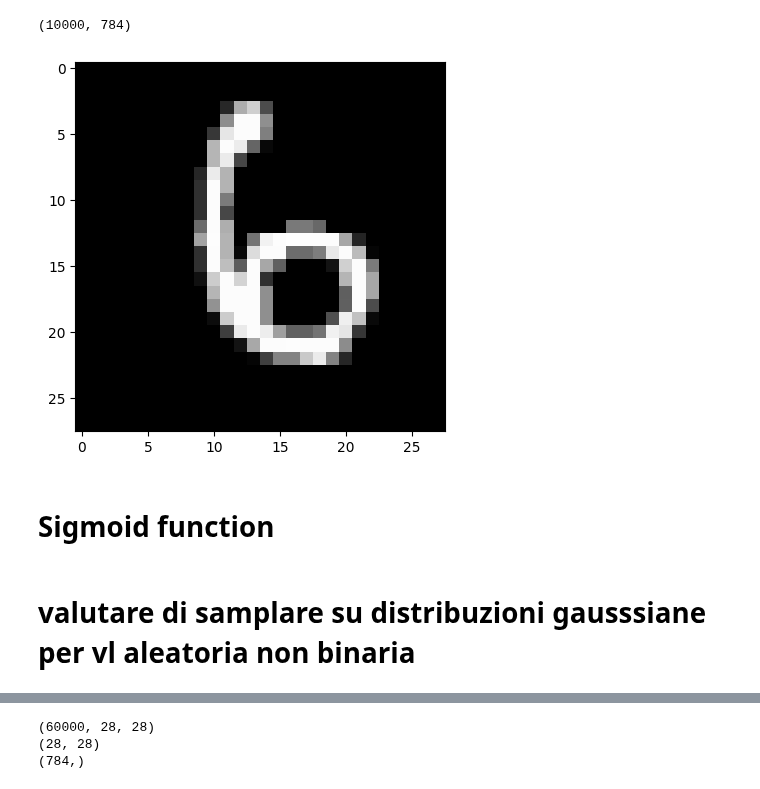
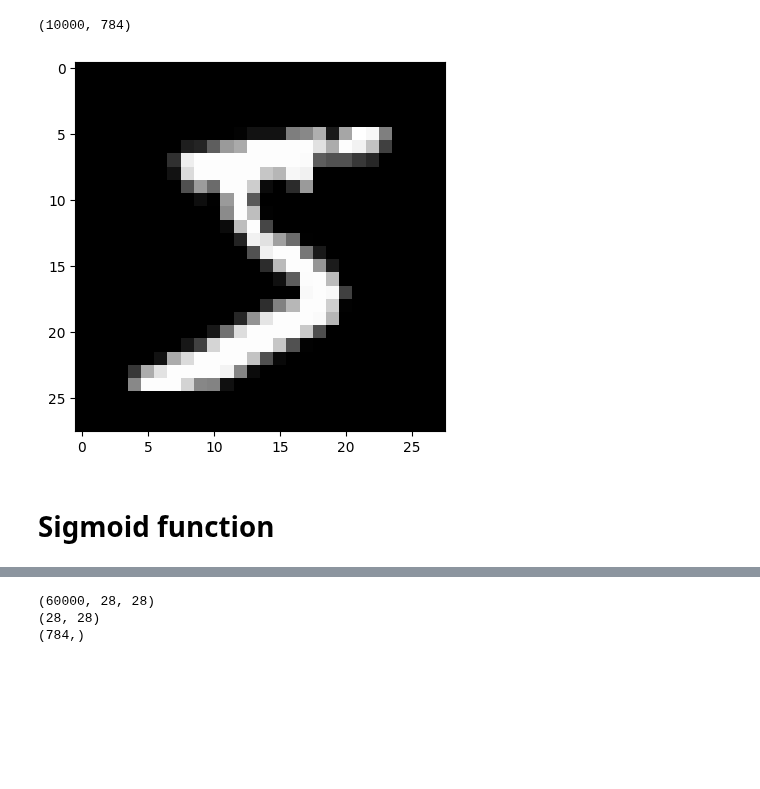
Before and after one commit to lavo2/ISPR-Midterms, a Jupyter notebook: 2/midterm2.ipynb, the cells around one changed output, grey strips where cells are left out. Cells and saved outputs as stored; diff of their text form; code cells hidden in the pictures; blank space fills up the shorter version.

```diff
--- a/2/midterm2.ipynb
+++ b/2/midterm2.ipynb
@@ -39,10 +39,10 @@ x_test_flatten.shape
 (10000, 784)
 # %%
 #print first element in data using matplot lib
-plt.imshow(x_train_b[186], cmap='gray')
+plt.imshow(x_train_b[0], cmap='gray')
 plt.show()
 # %% [output]
-[figure, old version]
+[figure, new version]
 # %% [markdown]
 # Sigmoid function
 # %%
@@ -160,2 +162,0 @@ class rbm:
-# %% [markdown]
-# valutare di samplare su distribuzioni gausssiane per vl aleatoria non binaria
```
Also changed, not shown: parts of 22 cells of this notebook.
